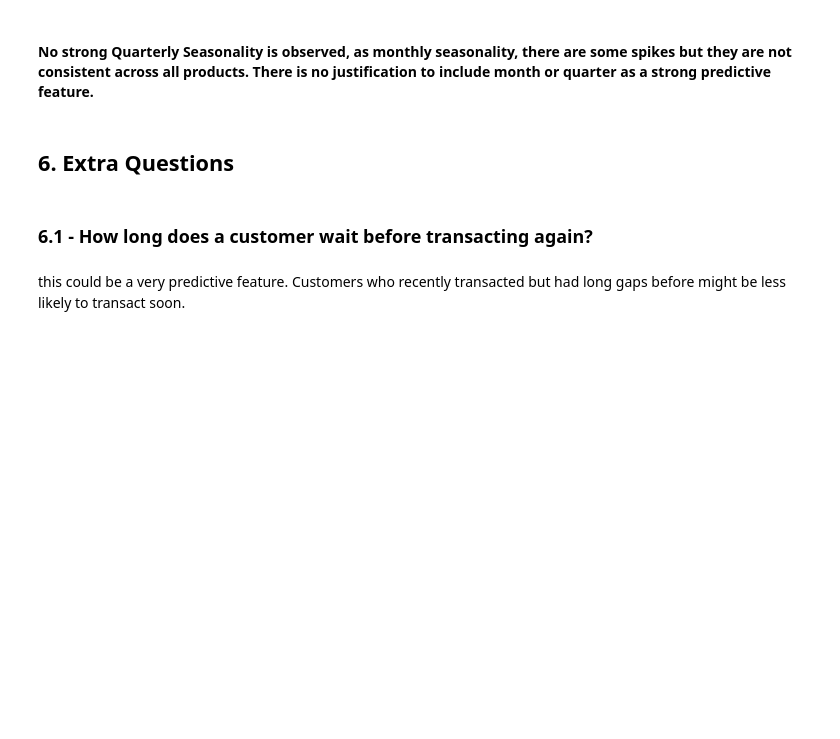
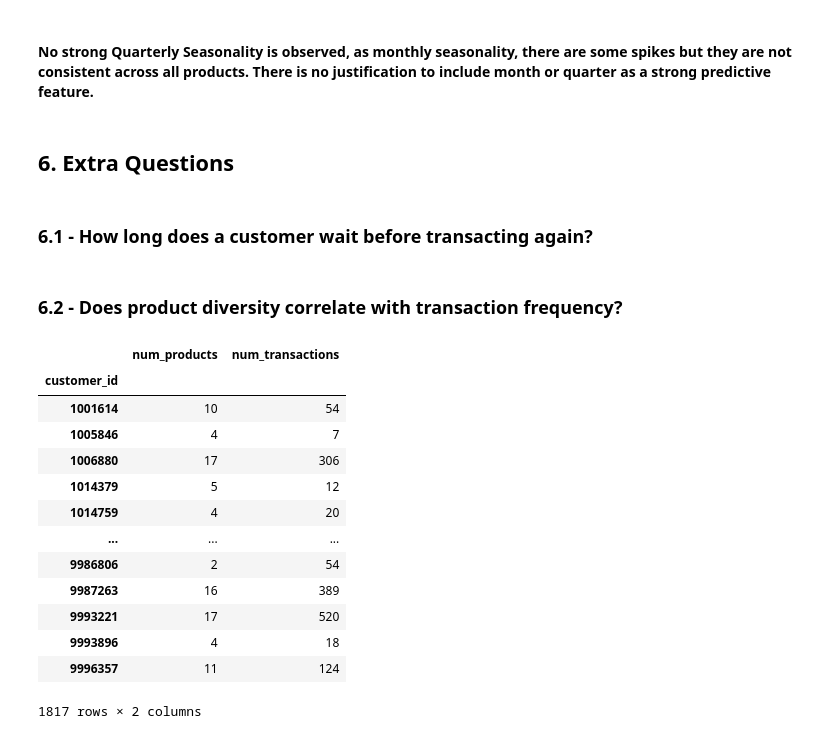
Before and after one commit to Mohammad8931/Projects, a Jupyter notebook: EDA.ipynb, the cells around one changed output. Saved outputs shown, nothing was run; the diff lists cells and outputs as text; code cells hidden in the pictures; blank space fills up the shorter version.

```diff
--- a/EDA.ipynb
+++ b/EDA.ipynb
@@ -506,5 +498,30 @@ to confirm the visual results we got about seasonality, we will use a statistica
 ## 6. Extra Questions
 # %% [markdown]
 ### 6.1 - How long does a customer wait before transacting again?
-# %% [markdown]
-this could be a very predictive feature.  Customers who recently transacted but had long gaps before might be less likely to transact soon.
+# %% [markdown]
+### 6.2 - Does product diversity correlate with transaction frequency?
+# %%
+cutoff = pd.to_datetime('2019-01-31', utc=True)
+df_filtered = df[df['date'] <= cutoff]
+
+customer_stats = df_filtered.groupby('customer_id').agg({
+    'product_id': 'nunique',
+    'date': 'count'
+}).rename(columns={'product_id': 'num_products', 'date': 'num_transactions'})
+
+customer_stats
+# %% [output]
+|  | num_products | num_transactions |
+| customer_id |  |  |
+| 1001614 | 10 | 54 |
+| 1005846 | 4 | 7 |
+| 1006880 | 17 | 306 |
+| 1014379 | 5 | 12 |
+| 1014759 | 4 | 20 |
+| ... | ... | ... |
+| 9986806 | 2 | 54 |
+| 9987263 | 16 | 389 |
+| 9993221 | 17 | 520 |
+| 9993896 | 4 | 18 |
+| 9996357 | 11 | 124 |
+1817 rows × 2 columns
```
Also changed, not shown: parts of 7 cells of this notebook.
